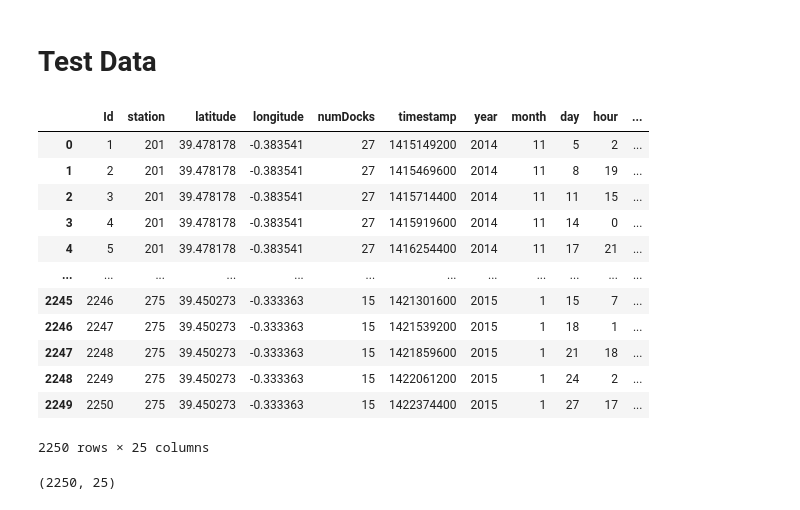
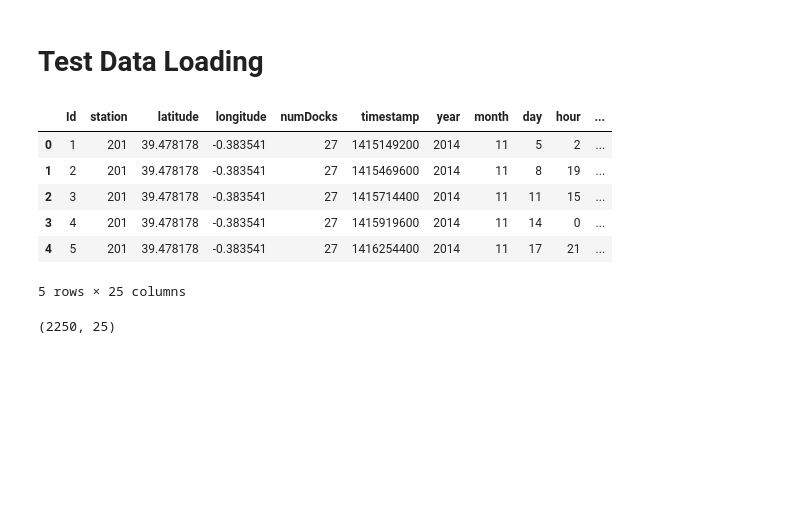
Before and after one commit to isabelladegen/mlp-2021, a Jupyter notebook: notebooks/TestDataLoading.ipynb, the cells around one changed output. Drawn from its saved outputs; the diff is of its cells as text; code cells hidden in the pictures; blank space fills up the shorter version.

```diff
--- a/notebooks/TestDataLoading.ipynb
+++ b/notebooks/TestDataLoading.ipynb
@@ -1,23 +1,17 @@
 # %% [markdown]
-# Test Data
+# Test Data Loading
 # %%
 import pandas as pd
 test_data = pd.read_csv('../data/test.csv')
-test_data
+test_data.head(n=5)
 # %% [output]
 |  | Id | station | latitude | longitude | numDocks | timestamp | year | month | day | hour | ... |
 | 0 | 1 | 201 | 39.478178 | -0.383541 | 27 | 1415149200 | 2014 | 11 | 5 | 2 | ... |
 | 1 | 2 | 201 | 39.478178 | -0.383541 | 27 | 1415469600 | 2014 | 11 | 8 | 19 | ... |
 | 2 | 3 | 201 | 39.478178 | -0.383541 | 27 | 1415714400 | 2014 | 11 | 11 | 15 | ... |
 | 3 | 4 | 201 | 39.478178 | -0.383541 | 27 | 1415919600 | 2014 | 11 | 14 | 0 | ... |
 | 4 | 5 | 201 | 39.478178 | -0.383541 | 27 | 1416254400 | 2014 | 11 | 17 | 21 | ... |
-| ... | ... | ... | ... | ... | ... | ... | ... | ... | ... | ... | ... |
-| 2245 | 2246 | 275 | 39.450273 | -0.333363 | 15 | 1421301600 | 2015 | 1 | 15 | 7 | ... |
-| 2246 | 2247 | 275 | 39.450273 | -0.333363 | 15 | 1421539200 | 2015 | 1 | 18 | 1 | ... |
-| 2247 | 2248 | 275 | 39.450273 | -0.333363 | 15 | 1421859600 | 2015 | 1 | 21 | 18 | ... |
-| 2248 | 2249 | 275 | 39.450273 | -0.333363 | 15 | 1422061200 | 2015 | 1 | 24 | 2 | ... |
-| 2249 | 2250 | 275 | 39.450273 | -0.333363 | 15 | 1422374400 | 2015 | 1 | 27 | 17 | ... |
-2250 rows × 25 columns
+5 rows × 25 columns
 # %%
 test_data.shape
 # %% [output]
```
Also changed, not shown: parts of 1 cell of this notebook, 5 other files.
